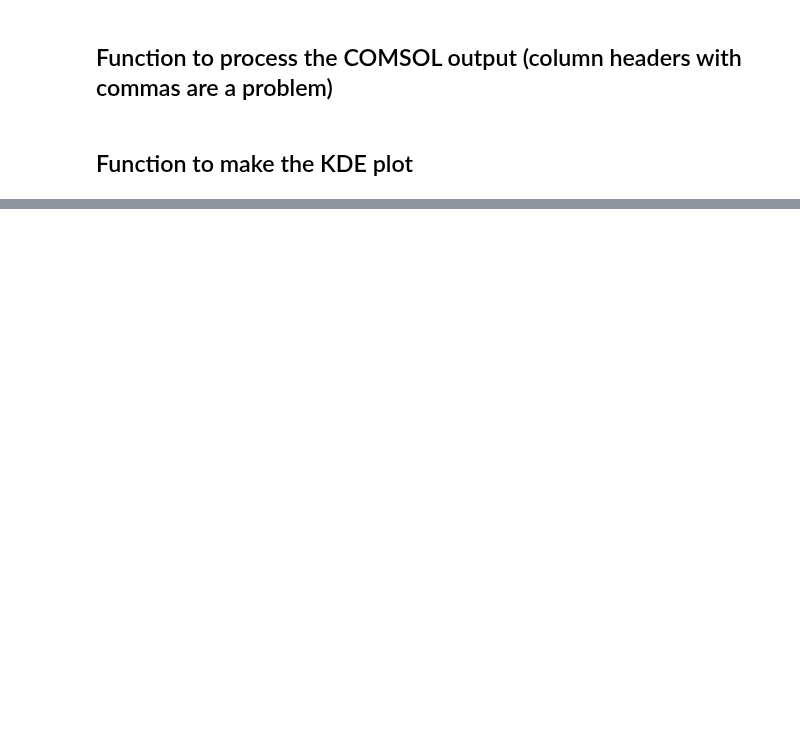
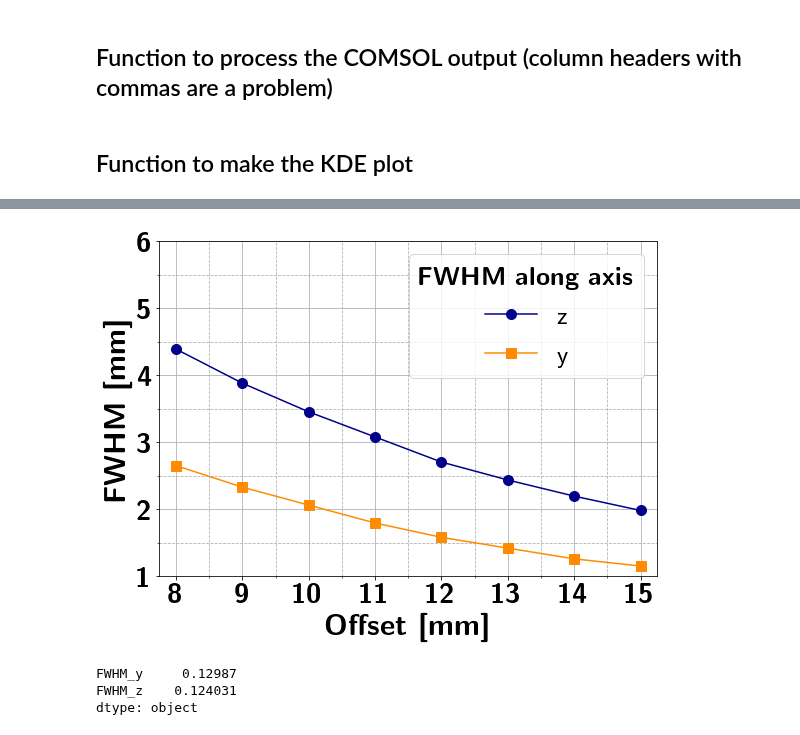
Before and after one commit to kromerh/phd_python, a Jupyter notebook: 03_COMSOL/03_BeamOptics/03_new_chamber/design_considerations/2020-02-10.extr_distances.ipynb, the cells around one changed output, grey strips where cells are left out. Cells and saved outputs as stored; diff of their text form; code cells hidden in the pictures; blank space fills up the shorter version.

```diff
--- a/03_COMSOL/03_BeamOptics/03_new_chamber/design_considerations/2020-02-10.extr_distances.ipynb
+++ b/03_COMSOL/03_BeamOptics/03_new_chamber/design_considerations/2020-02-10.extr_distances.ipynb
@@ -412,7 +449,7 @@ matplotlib.rcParams['text.latex.preamble'] = [r'\usepackage{sfmath} \boldmath']
 
 # plot for each time
 fig, ax1 = plt.subplots(figsize=(8, 6))
-fs = 20
+fs = 30
 
 ls_y = '-'
 ls_z = '-'
@@ -433,7 +470,7 @@ c = 'darkorange' # color
 
 ax1.plot(x, y, linestyle=ls_z, marker=m_z, color=c, label=lbl, markersize=10) # z
 
-ax1.set_xlabel(r"\textbf{Offset extraction aperture [mm]}", fontsize=fs)
+ax1.set_xlabel(r"\textbf{Offset [mm]}", fontsize=fs)
 ax1.set_ylabel(r"\textbf{FWHM [mm]}", fontsize=fs)
 
 ax1.tick_params(axis='y', labelsize=fs-2)
@@ -455,33 +492,41 @@ my_handles, my_labels = ax1.get_legend_handles_labels()
 # my_labels = ['90', '100', '120']
 # l1 = plt.legend(my_handles, my_labels, loc=(0.56, 0.75), markerscale=0, fontsize=14)
 # l1.set_title(r"\textbf{Distance aperture to target [cm]}", prop = {'size': 13})
 # leg1 = plt.legend(loc='best', fontsize=fs-6)
 # # change color of legend
 
 
 from matplotlib.lines import Line2D
 
 legend_elements = [Line2D([0], [0], marker='o', color='black', label='y',
                           markerfacecolor='black', markersize=10),
                    Line2D([0], [0], marker='s', color='black', label='z',
                           markerfacecolor='black', markersize=10)
                    ]
 
 # l2 = plt.legend(handles=legend_elements,loc=(0.31, 0.81), handlelength=0, fontsize=14)
-l2 = plt.legend(loc='upper left', fontsize=14)
-l2.set_title(r"\textbf{FWHM along axis}", prop = {'size': 13})
+l2 = plt.legend(loc='upper right', fontsize=fs-4)
+l2.set_title(r"\textbf{FWHM along axis}", prop = {'size': fs-4})
 
 # plt.gca().add_artist(l1)
 
 
 
 ax1.grid(b=True, which='major', linestyle='-')
 ax1.grid(b=True, which='minor', linestyle='--')
 
 
-# ax1.set_xticks(np.arange(0,7,1))
+ax1.set_xticks(np.arange(8,16,1))
 plt.ylim(1, 6)
 plt.xlim(7.75,15.255)
 plt.tight_layout()
 plt.savefig(f"{outfolder}{main_figname}.pdf")
 plt.show()
+# %% [output]
+[figure, added]
+# %%
+(df.loc['9',['FWHM_y', 'FWHM_z']]-df.loc['10',['FWHM_y', 'FWHM_z']])/df.loc['10',['FWHM_y', 'FWHM_z']]
+# %% [output]
+FWHM_y     0.12987
+FWHM_z    0.124031
+dtype: object
```
Also changed, not shown: parts of 9 cells of this notebook, 3 other files.
